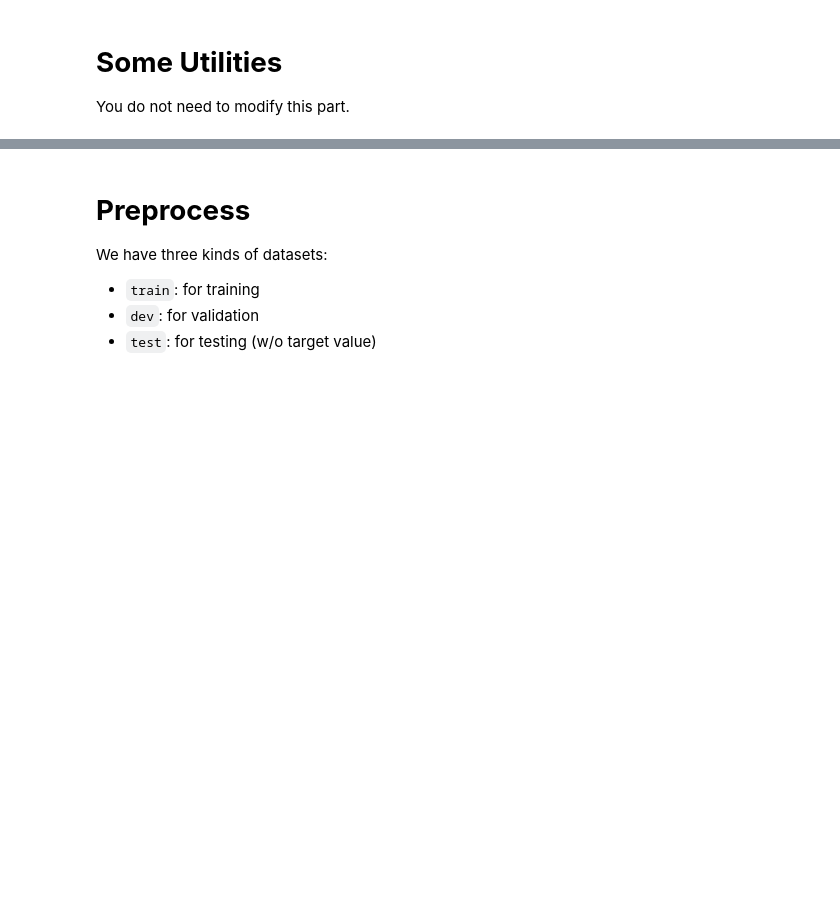
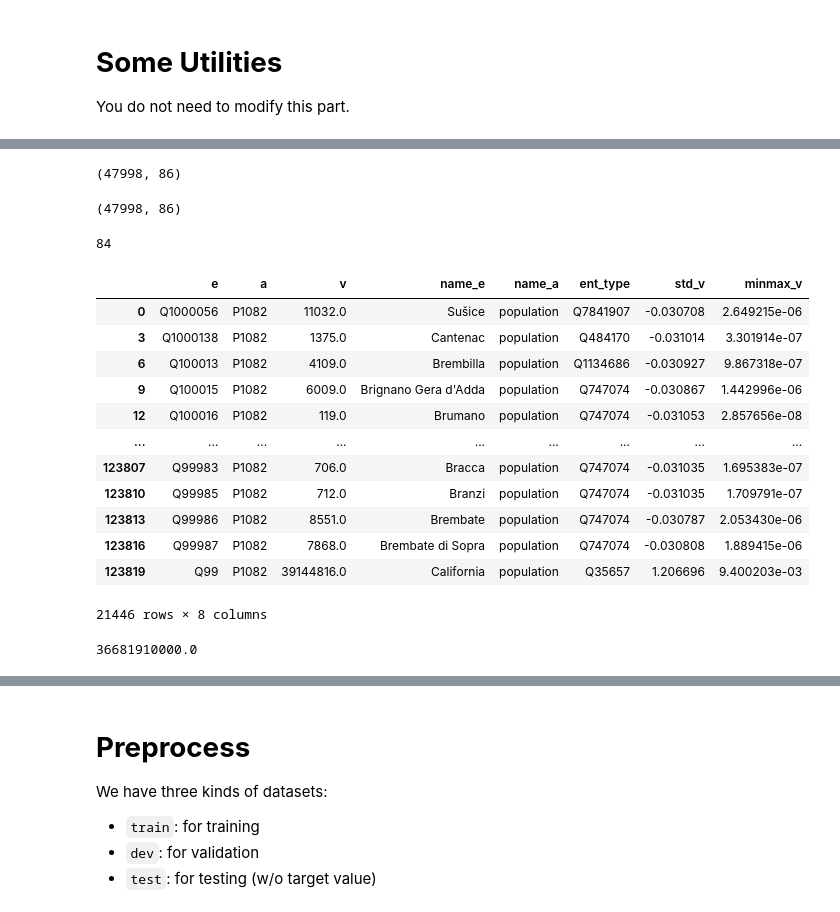
Before and after one commit to tinginde/Kgc-attribute-value-prediction-with-constraints, a Jupyter notebook: baseline/ML2021Spring - HW1.ipynb, the cells around one changed output, grey strips where cells are left out. Cells and saved outputs as stored; diff of their text form; code cells hidden in the pictures; blank space fills up the shorter version.

```diff
--- a/baseline/ML2021Spring - HW1.ipynb
+++ b/baseline/ML2021Spring - HW1.ipynb
@@ -82,0 +105,2 @@ def plot_pred(dv_set, model, device, lim=35., preds=None, targets=None):
+# %%
+attri_data = pd.read_csv('../LiterallyWikidata/files_needed/numeric_literals_ver06')
@@ -82,0 +178,10 @@ def plot_pred(dv_set, model, device, lim=35., preds=None, targets=None):
+# %%
+num_lit = numeric_literal_array(attri_data_eav, ent2idx, att2idx)
+print(num_lit.shape)
+# %% [output]
+(47998, 86)
+# %%
+num_lit_stdv = numeric_literal_array(attri_data_std_v, ent2idx, att2idx)
+print(num_lit_stdv.shape)
+# %% [output]
+(47998, 86)
@@ -82,0 +203,25 @@ def plot_pred(dv_set, model, device, lim=35., preds=None, targets=None):
+# %%
+ent2idx['Q1000']
+# %% [output]
+84
+# %%
+attri_data[attri_data['a']=='P1082']
+# %% [output]
+|  | e | a | v | name_e | name_a | ent_type | std_v | minmax_v |
+| 0 | Q1000056 | P1082 | 11032.0 | Sušice | population | Q7841907 | -0.030708 | 2.649215e-06 |
+| 3 | Q1000138 | P1082 | 1375.0 | Cantenac | population | Q484170 | -0.031014 | 3.301914e-07 |
+| 6 | Q100013 | P1082 | 4109.0 | Brembilla | population | Q1134686 | -0.030927 | 9.867318e-07 |
+| 9 | Q100015 | P1082 | 6009.0 | Brignano Gera d'Adda | population | Q747074 | -0.030867 | 1.442996e-06 |
+| 12 | Q100016 | P1082 | 119.0 | Brumano | population | Q747074 | -0.031053 | 2.857656e-08 |
+| ... | ... | ... | ... | ... | ... | ... | ... | ... |
+| 123807 | Q99983 | P1082 | 706.0 | Bracca | population | Q747074 | -0.031035 | 1.695383e-07 |
+| 123810 | Q99985 | P1082 | 712.0 | Branzi | population | Q747074 | -0.031035 | 1.709791e-07 |
+| 123813 | Q99986 | P1082 | 8551.0 | Brembate | population | Q747074 | -0.030787 | 2.053430e-06 |
+| 123816 | Q99987 | P1082 | 7868.0 | Brembate di Sopra | population | Q747074 | -0.030808 | 1.889415e-06 |
+| 123819 | Q99 | P1082 | 39144816.0 | California | population | Q35657 | 1.206696 | 9.400203e-03 |
+21446 rows × 8 columns
+# %%
+num_lit[84][gdp_per]*num_lit[84][pop_idx]
+num_lit[84][gdp]
+# %% [output]
+36681910000.0
```
Also changed, not shown: parts of 48 cells of this notebook, 8 other files.
